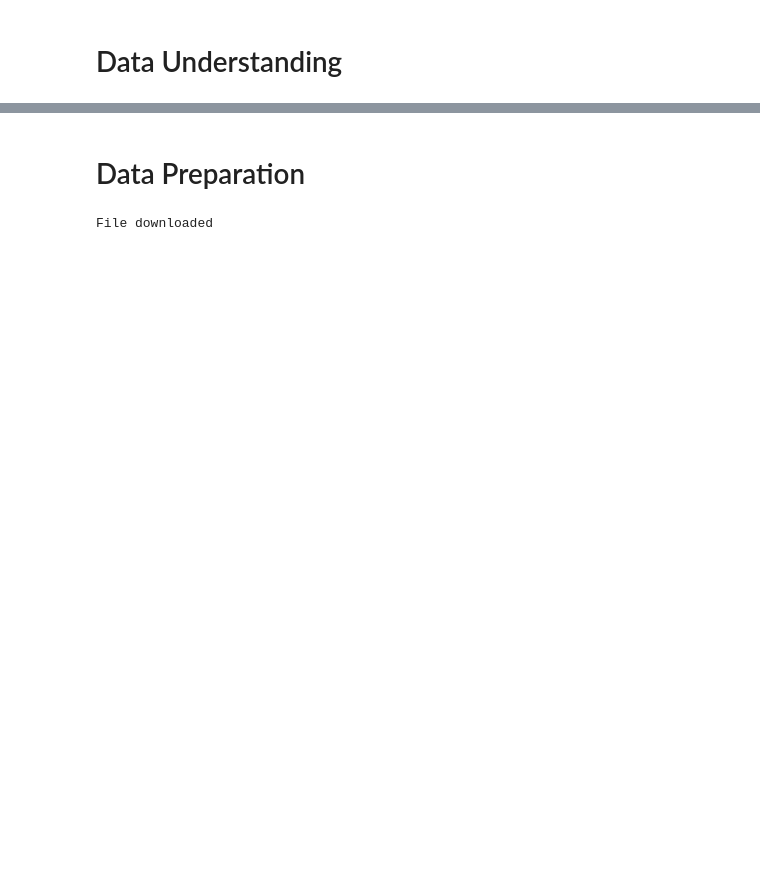
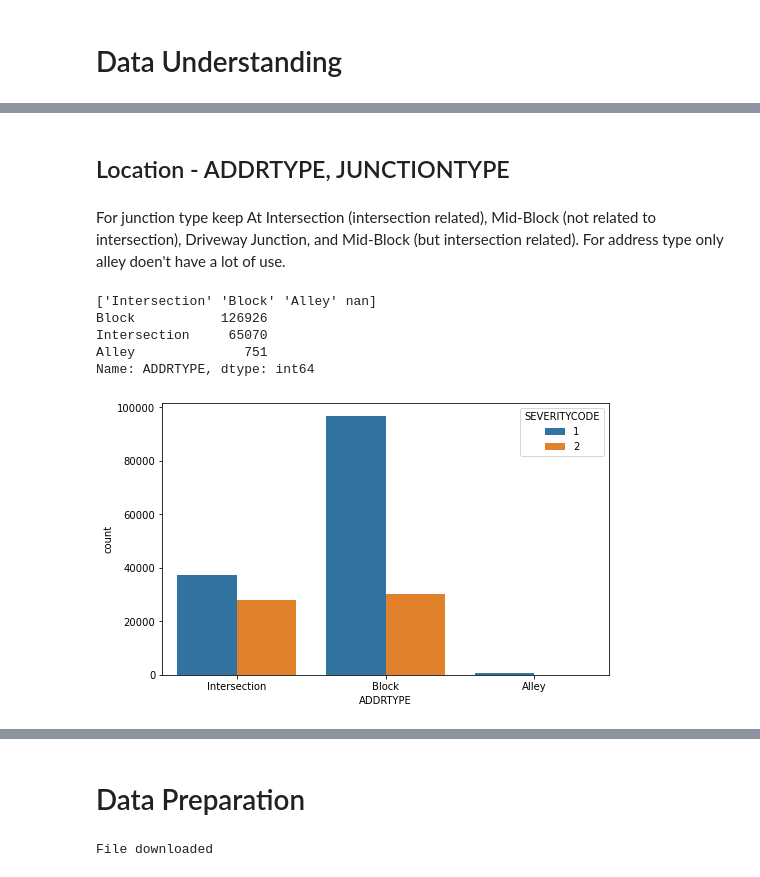
Before and after one commit to koursera/Coursera_Capstone, a Jupyter notebook: Traffic-Accident-Prediction-CRISP.ipynb, the cells around one changed output, grey strips where cells are left out. Saved outputs shown, nothing was run; the diff lists cells and outputs as text; code cells hidden in the pictures; blank space fills up the shorter version.

```diff
--- a/Traffic-Accident-Prediction-CRISP.ipynb
+++ b/Traffic-Accident-Prediction-CRISP.ipynb
@@ -49,0 +156,6 @@ TODO - Merge DU section
+# %%
+# Read data file from Coursera, not SDOT.  Low memory suppresses warning when loading file, does nothing else
+df = pd.read_csv("https://s3.us.cloud-object-storage.appdomain.cloud/cf-courses-data/CognitiveClass/DP0701EN/version-2/Data-Collisions.csv",\
+                low_memory = False)
+#df = pd.read_csv("Collisions-Modified.csv", low_memory = False)
+print('File downloaded')
@@ -49,0 +224,3 @@ TODO - Merge DU section
+# %%
+# Dropping the columns that are keys and have minimum correlation to severity, leave in lat/long for now
+df.drop(columns=['OBJECTID','INCKEY','COLDETKEY','INTKEY','SEVERITYCODE.1'],inplace=True)
@@ -49,0 +308,19 @@ TODO - Merge DU section
+# %% [markdown]
+## Location - ADDRTYPE, JUNCTIONTYPE
+# %% [markdown]
+For junction type keep At Intersection (intersection related), Mid-Block (not related to intersection), Driveway Junction, and Mid-Block (but intersection related).  For address type only alley doen't have a lot of use.
+# %%
+print(df['ADDRTYPE'].unique())
+print(df['ADDRTYPE'].value_counts())
+# %% [output]
+['Intersection' 'Block' 'Alley' nan]
+Block           126926
+Intersection     65070
+Alley              751
+Name: ADDRTYPE, dtype: int64
+# %%
+figsize=(8,5)
+fig, ax = plt.subplots(figsize=figsize)
+ax = sns.countplot(x="ADDRTYPE", hue="SEVERITYCODE", data=df)
+# %% [output]
+[figure, added]
```
Also changed, not shown: parts of 173 cells of this notebook.
